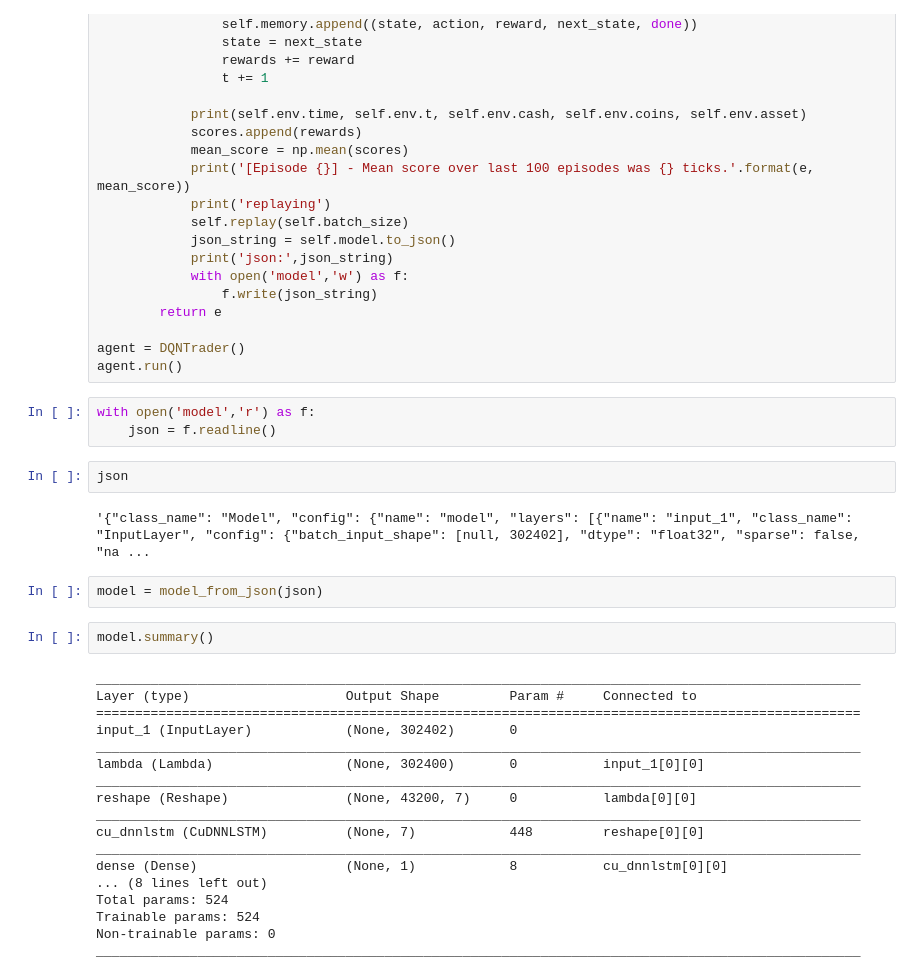
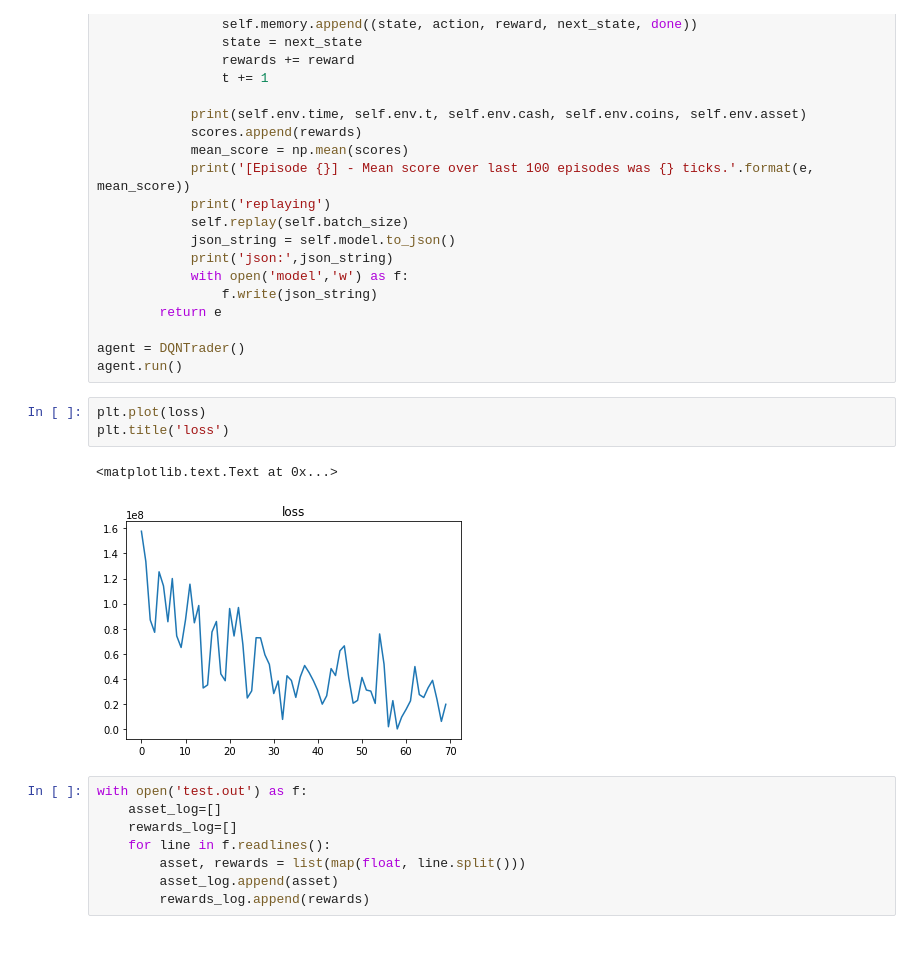
Before and after one commit to ShrekFelix/Deep-Trading-Agent, a Jupyter notebook: DeepTradingAgent.ipynb, the cells around one changed output. Cells and saved outputs as stored; diff of their text form; blank space fills up the shorter version.

Commit message:
plot for report

```diff
--- a/DeepTradingAgent.ipynb
+++ b/DeepTradingAgent.ipynb
@@ -191,32 +199,17 @@ class DQNTrader():
 
 agent = DQNTrader()
 agent.run()
-# %%
-with open('model','r') as f:
-    json = f.readline()
-# %%
-json
-# %% [output]
-'{"class_name": "Model", "config": {"name": "model", "layers": [{"name": "input_1", "class_name": "InputLayer", "config": {"batch_input_shape": [null, 302402], "dtype": "float32", "sparse": false, "na ...
-# %%
-model = model_from_json(json)
-# %%
-model.summary()
-# %% [output]
-__________________________________________________________________________________________________
-Layer (type)                    Output Shape         Param #     Connected to
-==================================================================================================
-input_1 (InputLayer)            (None, 302402)       0
-__________________________________________________________________________________________________
-lambda (Lambda)                 (None, 302400)       0           input_1[0][0]
-__________________________________________________________________________________________________
-reshape (Reshape)               (None, 43200, 7)     0           lambda[0][0]
-__________________________________________________________________________________________________
-cu_dnnlstm (CuDNNLSTM)          (None, 7)            448         reshape[0][0]
-__________________________________________________________________________________________________
-dense (Dense)                   (None, 1)            8           cu_dnnlstm[0][0]
-... (8 lines left out)
-Total params: 524
-Trainable params: 524
-Non-trainable params: 0
-__________________________________________________________________________________________________
+# %%
+plt.plot(loss)
+plt.title('loss')
+# %% [output]
+<matplotlib.text.Text at 0x...>
+[figure, added]
+# %%
+with open('test.out') as f:
+    asset_log=[]
+    rewards_log=[]
+    for line in f.readlines():
+        asset, rewards = list(map(float, line.split()))
+        asset_log.append(asset)
+        rewards_log.append(rewards)
```
Also changed, not shown: parts of 5 cells of this notebook.
